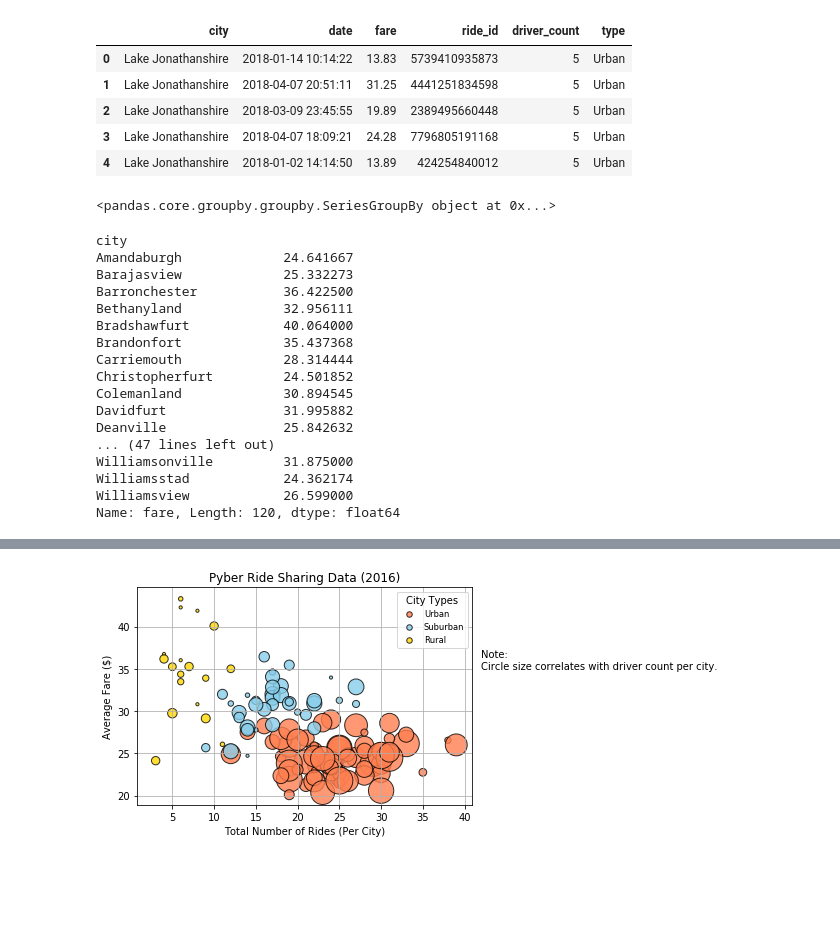
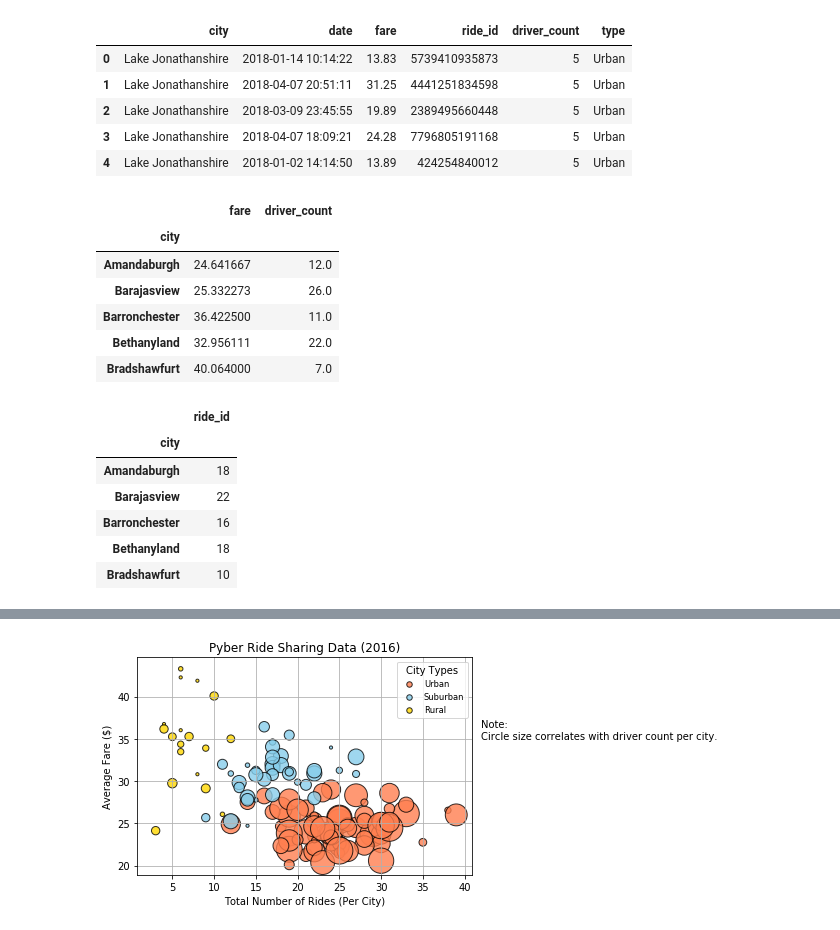
Before and after one commit to locketylerj/Matplotlib_Pyber, a Jupyter notebook: Typyber_starter.ipynb, the cells around one changed output, grey strips where cells are left out. Drawn from its saved outputs; the diff is of its cells as text; code cells hidden in the pictures; blank space fills up the shorter version.

```diff
--- a/Typyber_starter.ipynb
+++ b/Typyber_starter.ipynb
@@ -35,7 +36,3 @@ cityride_df.head()
 | 2 | Lake Jonathanshire | 2018-03-09 23:45:55 | 19.89 | 2389495660448 | 5 | Urban |
 | 3 | Lake Jonathanshire | 2018-04-07 18:09:21 | 24.28 | 7796805191168 | 5 | Urban |
 | 4 | Lake Jonathanshire | 2018-01-02 14:14:50 | 13.89 | 424254840012 | 5 | Urban |
-# %%
-cityride_df.groupby("city").
-# %% [output]
-<pandas.core.groupby.groupby.SeriesGroupBy object at 0x...>
@@ -42,28 +44,29 @@ cityride_df.groupby("city").
 # %%
 # Obtain the x and y coordinates for each of the three city types
-#Group the data set by type and city to match the answer plot.
-#Get the average fare per city and put in a data frame.
+
 ctype_group = cityride_df.groupby("city").mean()
-mean_fare = ctype_group["fare"]
-mean_fare
+#print(ctype_group.head())
+mean_fare = ctype_group[["fare", "driver_count"]]
+ctype_group.head()
+mean_fare.head()
 # %% [output]
-city
-Amandaburgh             24.641667
-Barajasview             25.332273
-Barronchester           36.422500
-Bethanyland             32.956111
-Bradshawfurt            40.064000
-Brandonfort             35.437368
-Carriemouth             28.314444
-Christopherfurt         24.501852
-Colemanland             30.894545
-Davidfurt               31.995882
-Deanville               25.842632
-... (47 lines left out)
-Williamsonville         31.875000
-Williamsstad            24.362174
-Williamsview            26.599000
-Name: fare, Length: 120, dtype: float64
+|  | fare | driver_count |
+| city |  |  |
+| Amandaburgh | 24.641667 | 12.0 |
+| Barajasview | 25.332273 | 26.0 |
+| Barronchester | 36.422500 | 11.0 |
+| Bethanyland | 32.956111 | 22.0 |
+| Bradshawfurt | 40.064000 | 7.0 |
 # %%
 ctype_count = cityride_df.groupby("city").count()
-ride_count = ctype_count["ride_id"]
+ctype_count.head()
+ride_count = ctype_count[["ride_id"]]
+ride_count.head()
+# %% [output]
+|  | ride_id |
+| city |  |
+| Amandaburgh | 18 |
+| Barajasview | 22 |
+| Barronchester | 16 |
+| Bethanyland | 18 |
+| Bradshawfurt | 10 |
```
Also changed, not shown: parts of 28 cells of this notebook.
